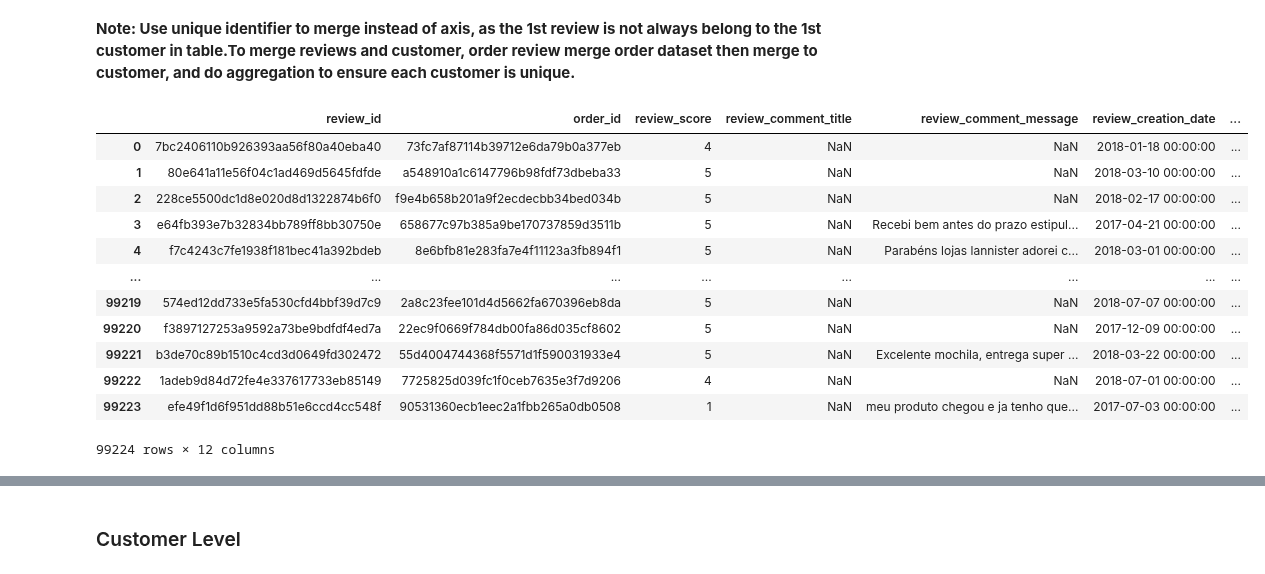
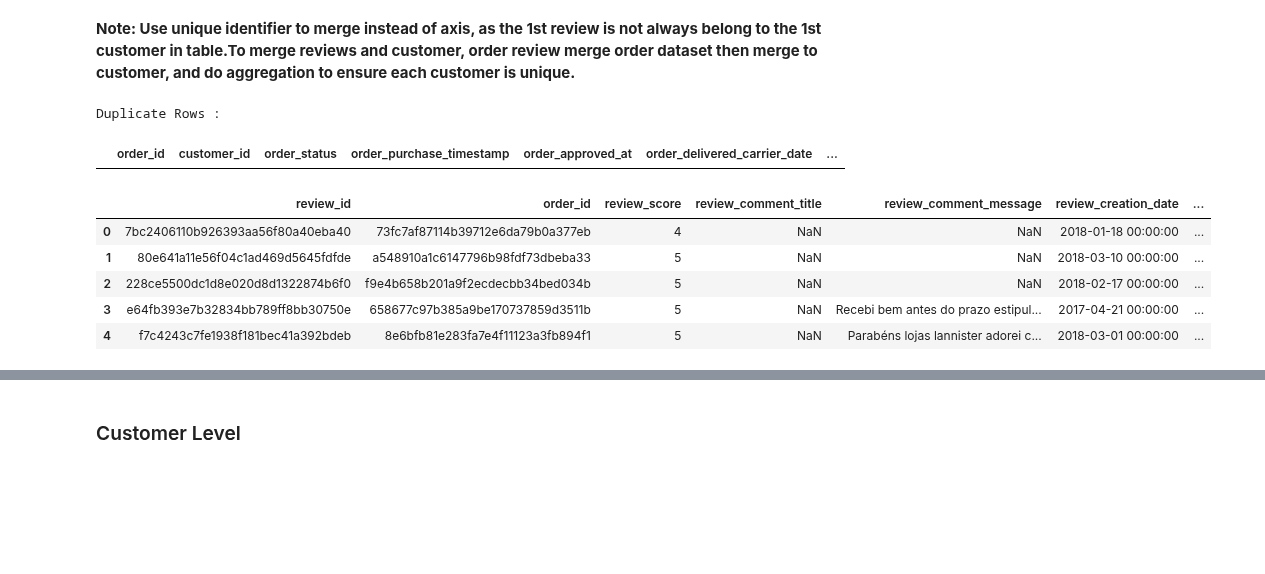
Before and after one commit to hilarylimyuxuan/Customer-Segmentation-Model, a Jupyter notebook: Olist Customer Segmentation Model.ipynb, the cells around one changed output, grey strips where cells are left out. Drawn from its saved outputs; the diff is of its cells as text; code cells hidden in the pictures; blank space fills up the shorter version.

Commit message:
updated review

```diff
--- a/Olist Customer Segmentation Model.ipynb
+++ b/Olist Customer Segmentation Model.ipynb
@@ -1120,5 +1152,5 @@ Duplicate Rows :
 # %%
-# To read the csv file of customer dataset
-customer = pd.read_csv('./Olist Dataset/customers.csv')
-customer
+# To read the csv file of order dataset
+order = pd.read_csv('./Olist Dataset/orders.csv')
+order.head()
 # %% [output]
@@ -1138,24 +1163,23 @@ customer
 # %% [markdown]
 **Note: Use unique identifier to merge instead of axis, as the 1st review is not always belong to the 1st customer in table.To merge reviews and customer, order review merge order dataset then merge to customer, and do aggregation to ensure each customer is unique.**
 # %%
-# To merge the order reveiw and customer datasets
-
-frames = [order_review, customer]
-
-result = pd.concat([order_review, customer], axis=1, join='inner')
-display(result)
+# To check the duplicate order id
+duplicate = order[order.duplicated(['order_id'])]
+print("Duplicate Rows :")
+duplicate.head()
+## No duplicate order id were found
 # %% [output]
+Duplicate Rows :
-|  | review_id | order_id | review_score | review_comment_title | review_comment_message | review_creation_date | ... |
-| 0 | 7bc2406110b926393aa56f80a40eba40 | 73fc7af87114b39712e6da79b0a377eb | 4 | NaN | NaN | 2018-01-18 00:00:00 | ... |
-| 1 | 80e641a11e56f04c1ad469d5645fdfde | a548910a1c6147796b98fdf73dbeba33 | 5 | NaN | NaN | 2018-03-10 00:00:00 | ... |
-| 2 | 228ce5500dc1d8e020d8d1322874b6f0 | f9e4b658b201a9f2ecdecbb34bed034b | 5 | NaN | NaN | 2018-02-17 00:00:00 | ... |
-| 3 | e64fb393e7b32834bb789ff8bb30750e | 658677c97b385a9be170737859d3511b | 5 | NaN | Recebi bem antes do prazo estipul... | 2017-04-21 00:00:00 | ... |
-| 4 | f7c4243c7fe1938f181bec41a392bdeb | 8e6bfb81e283fa7e4f11123a3fb894f1 | 5 | NaN | Parabéns lojas lannister adorei c... | 2018-03-01 00:00:00 | ... |
-| ... | ... | ... | ... | ... | ... | ... | ... |
-| 99219 | 574ed12dd733e5fa530cfd4bbf39d7c9 | 2a8c23fee101d4d5662fa670396eb8da | 5 | NaN | NaN | 2018-07-07 00:00:00 | ... |
-| 99220 | f3897127253a9592a73be9bdfdf4ed7a | 22ec9f0669f784db00fa86d035cf8602 | 5 | NaN | NaN | 2017-12-09 00:00:00 | ... |
-| 99221 | b3de70c89b1510c4cd3d0649fd302472 | 55d4004744368f5571d1f590031933e4 | 5 | NaN | Excelente mochila, entrega super ... | 2018-03-22 00:00:00 | ... |
-| 99222 | 1adeb9d84d72fe4e337617733eb85149 | 7725825d039fc1f0ceb7635e3f7d9206 | 4 | NaN | NaN | 2018-07-01 00:00:00 | ... |
-| 99223 | efe49f1d6f951dd88b51e6ccd4cc548f | 90531360ecb1eec2a1fbb265a0db0508 | 1 | NaN | meu produto chegou e ja tenho que... | 2017-07-03 00:00:00 | ... |
+|  | order_id | customer_id | order_status | order_purchase_timestamp | order_approved_at | order_delivered_carrier_date | ... |
-99224 rows × 12 columns
+# %%
+# To merge the orders and reviews data by order id
+result = pd.merge(order_review,order,on='order_id')
+result.head()
+# %% [output]
+|  | review_id | order_id | review_score | review_comment_title | review_comment_message | review_creation_date | ... |
+| 0 | 7bc2406110b926393aa56f80a40eba40 | 73fc7af87114b39712e6da79b0a377eb | 4 | NaN | NaN | 2018-01-18 00:00:00 | ... |
+| 1 | 80e641a11e56f04c1ad469d5645fdfde | a548910a1c6147796b98fdf73dbeba33 | 5 | NaN | NaN | 2018-03-10 00:00:00 | ... |
+| 2 | 228ce5500dc1d8e020d8d1322874b6f0 | f9e4b658b201a9f2ecdecbb34bed034b | 5 | NaN | NaN | 2018-02-17 00:00:00 | ... |
+| 3 | e64fb393e7b32834bb789ff8bb30750e | 658677c97b385a9be170737859d3511b | 5 | NaN | Recebi bem antes do prazo estipul... | 2017-04-21 00:00:00 | ... |
+| 4 | f7c4243c7fe1938f181bec41a392bdeb | 8e6bfb81e283fa7e4f11123a3fb894f1 | 5 | NaN | Parabéns lojas lannister adorei c... | 2018-03-01 00:00:00 | ... |
 # %%
```
Also changed, not shown: parts of 12 cells of this notebook.
